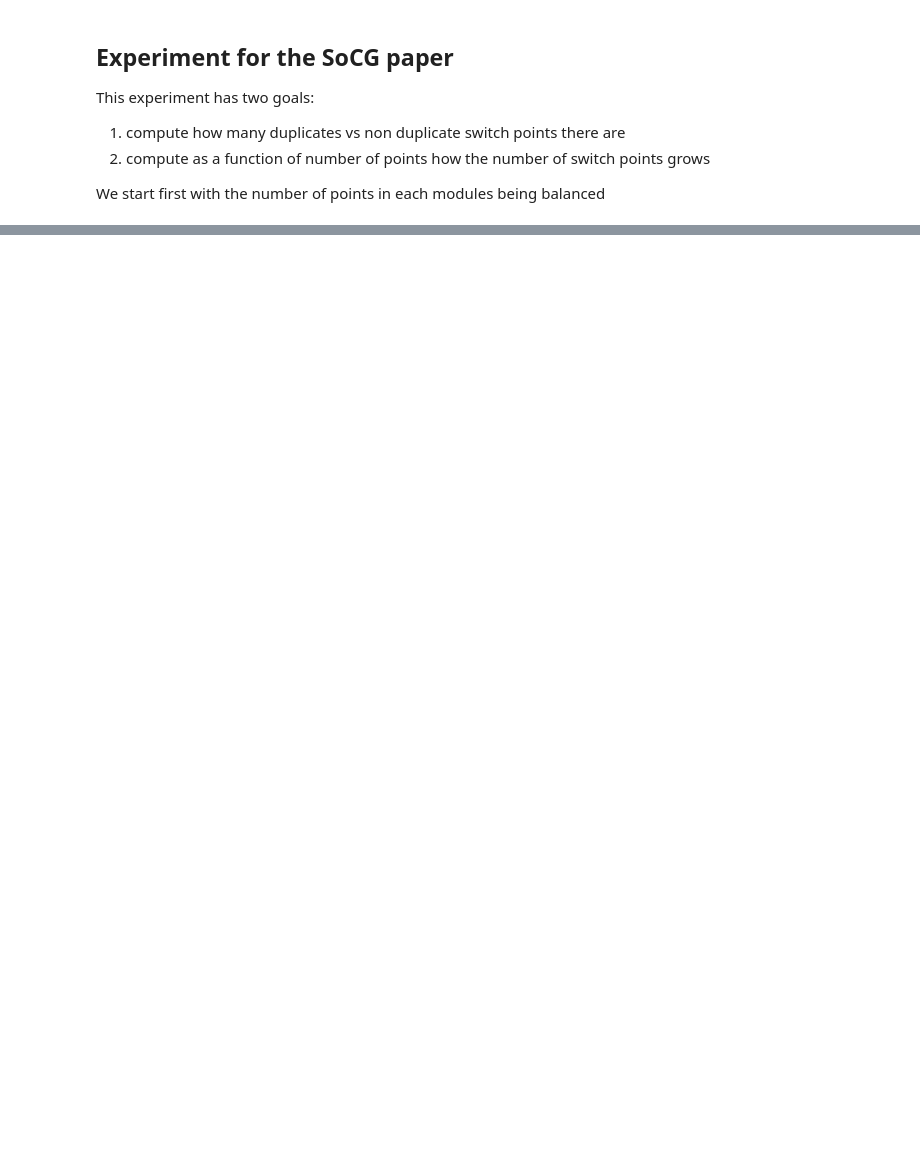
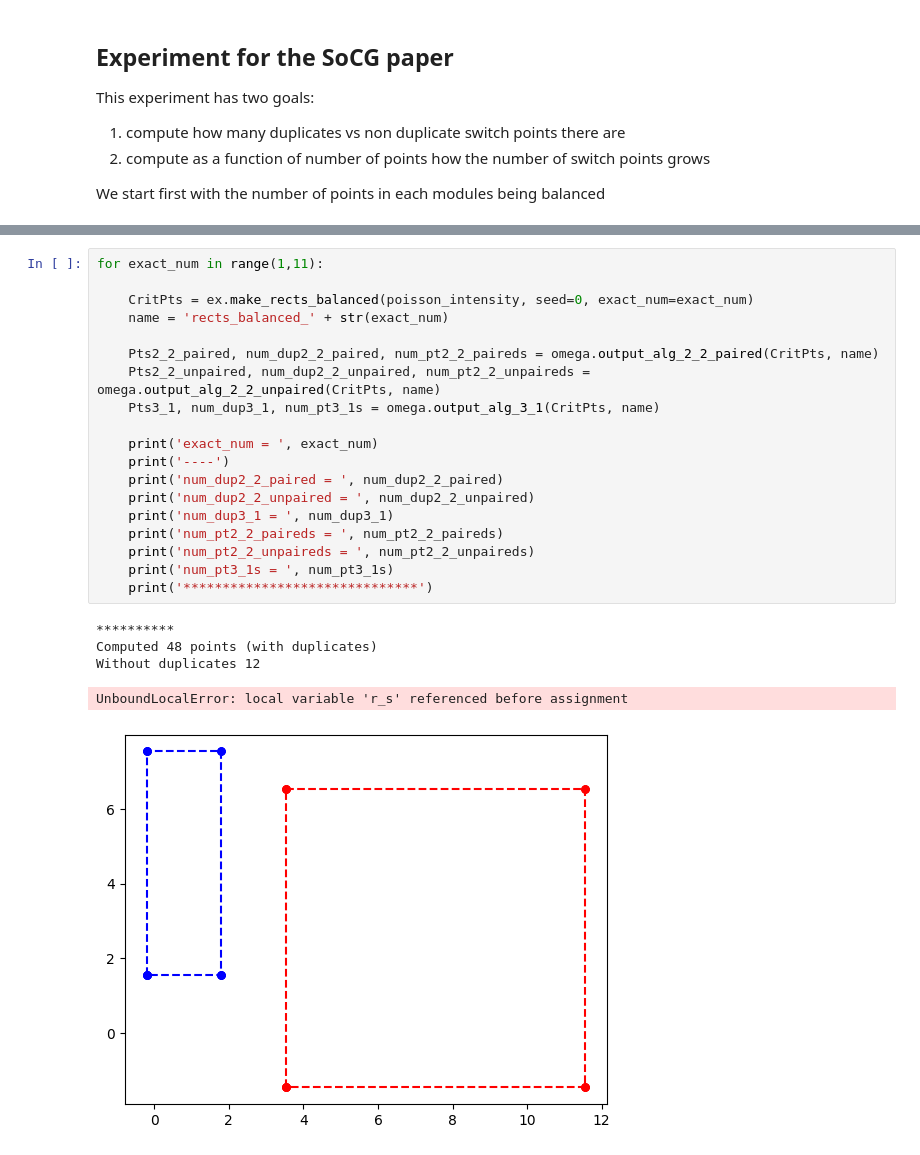
Before and after one commit to asilata/matching-distance-code, a Jupyter notebook: Notebooks/Omega_duplicates.ipynb, the cells around one changed output, grey strips where cells are left out. Drawn from its saved outputs; the diff is of its cells as text; blank space fills up the shorter version.

Commit message:
duplicates

```diff
--- a/Notebooks/Omega_duplicates.ipynb
+++ b/Notebooks/Omega_duplicates.ipynb
@@ -49,0 +73,25 @@ print (scipy.__version__)
+# %%
+for exact_num in range(1,11):
+
+    CritPts = ex.make_rects_balanced(poisson_intensity, seed=0, exact_num=exact_num)
+    name = 'rects_balanced_' + str(exact_num)
+
+    Pts2_2_paired, num_dup2_2_paired, num_pt2_2_paireds = omega.output_alg_2_2_paired(CritPts, name)
+    Pts2_2_unpaired, num_dup2_2_unpaired, num_pt2_2_unpaireds = omega.output_alg_2_2_unpaired(CritPts, name)
+    Pts3_1, num_dup3_1, num_pt3_1s = omega.output_alg_3_1(CritPts, name)
+
+    print('exact_num = ', exact_num)
+    print('----')
+    print('num_dup2_2_paired = ', num_dup2_2_paired)
+    print('num_dup2_2_unpaired = ', num_dup2_2_unpaired)
+    print('num_dup3_1 = ', num_dup3_1)
+    print('num_pt2_2_paireds = ', num_pt2_2_paireds)
+    print('num_pt2_2_unpaireds = ', num_pt2_2_unpaireds)
+    print('num_pt3_1s = ', num_pt3_1s)
+    print('******************************')
+# %% [output]
+**********
+Computed 48 points (with duplicates)
+Without duplicates 12
+UnboundLocalError: local variable 'r_s' referenced before assignment
+[figure, added]
```
Also changed, not shown: parts of 3 cells of this notebook, 2 other files.
